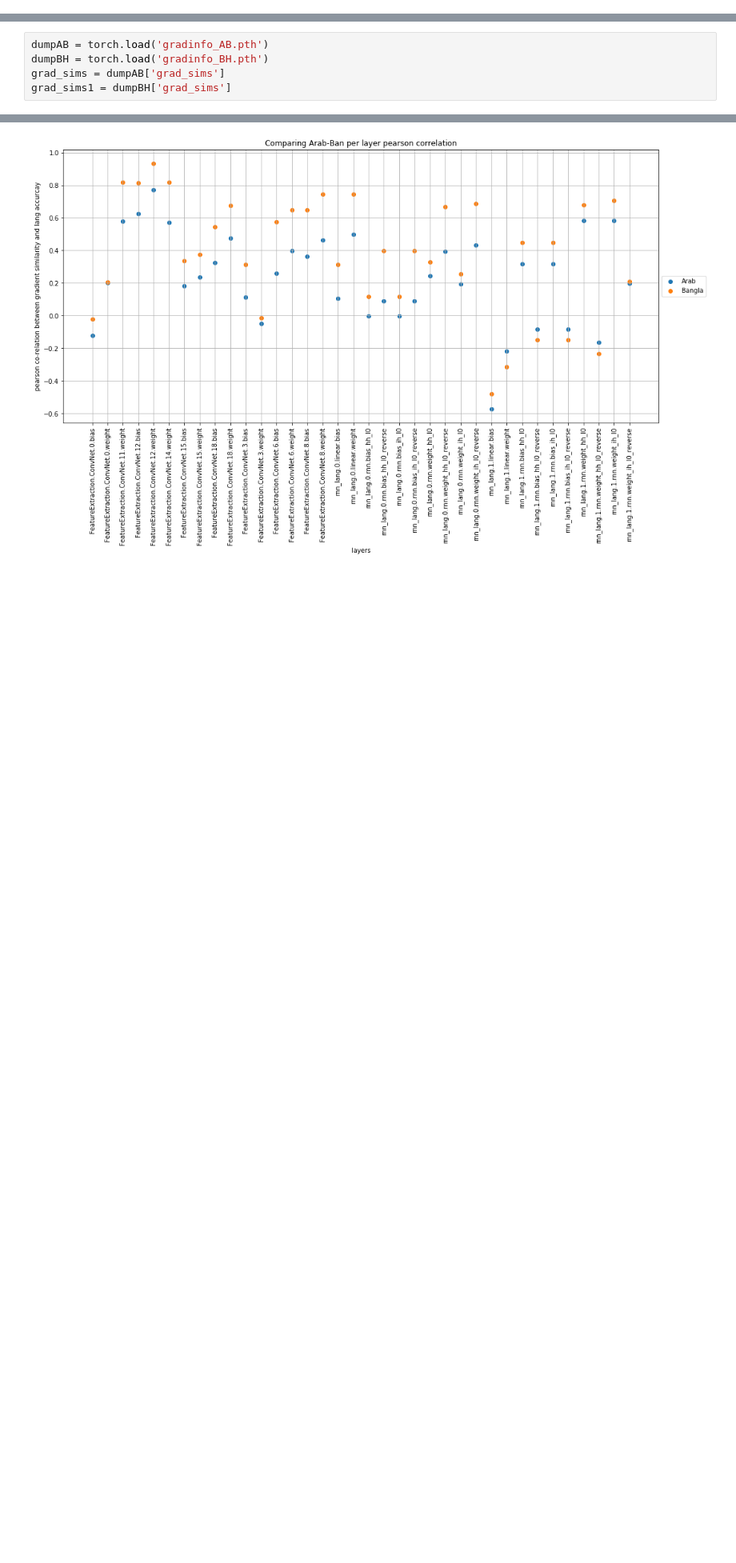
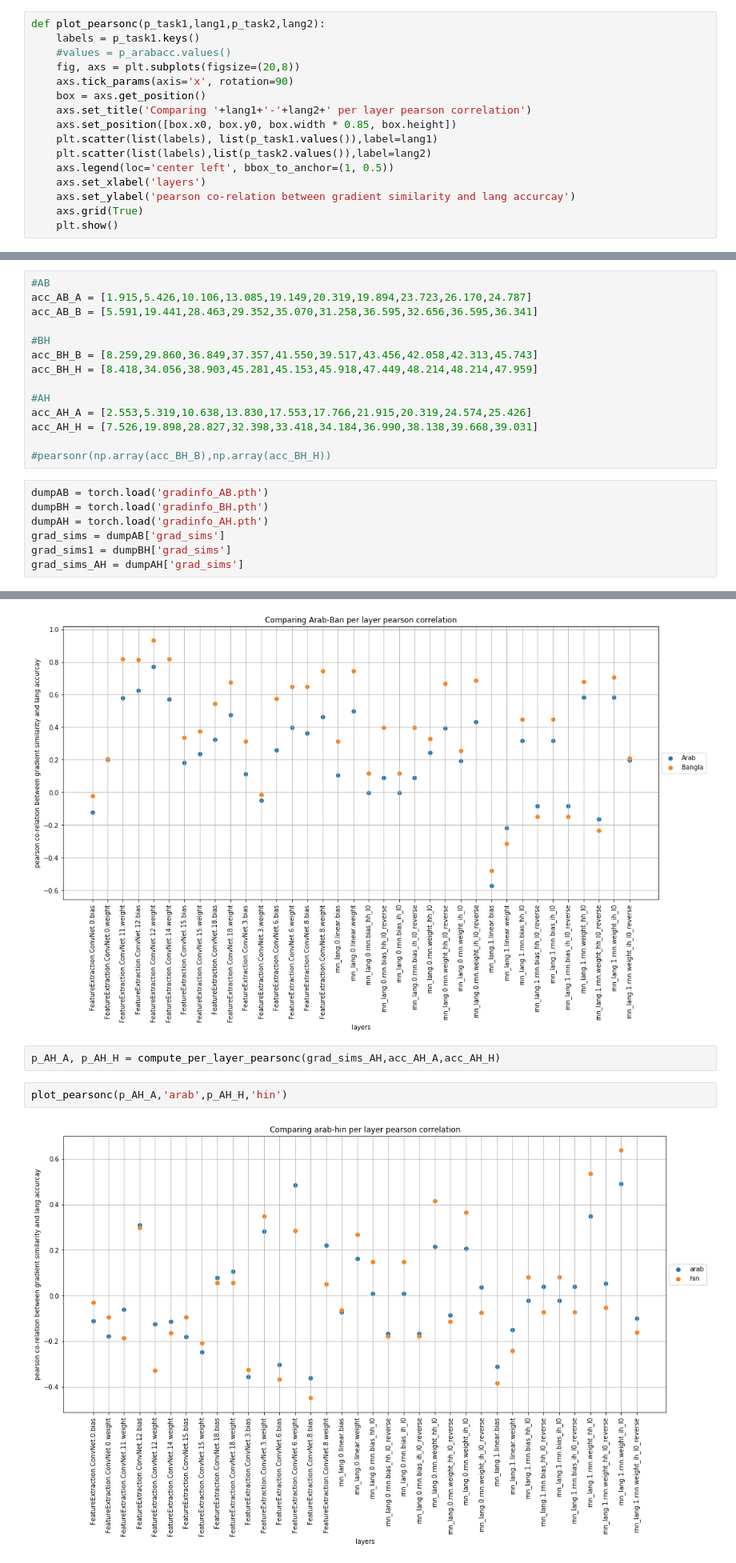
Before and after one commit to rahzaazhar/PAN-PSEnet, a Jupyter notebook: Recognition/GradViz.ipynb, the cells around one changed output, grey strips where cells are left out. Shown at 80% size. Saved outputs shown, nothing was run; the diff lists cells and outputs as text; blank space fills up the shorter version.

Commit message:
added arab-hin gradsim viz

```diff
--- a/Recognition/GradViz.ipynb
+++ b/Recognition/GradViz.ipynb
@@ -6,0 +16,16 @@ import seaborn
+# %%
+def plot_pearsonc(p_task1,lang1,p_task2,lang2):
+    labels = p_task1.keys()
+    #values = p_arabacc.values()
+    fig, axs = plt.subplots(figsize=(20,8))
+    axs.tick_params(axis='x', rotation=90)
+    box = axs.get_position()
+    axs.set_title('Comparing '+lang1+'-'+lang2+' per layer pearson correlation')
+    axs.set_position([box.x0, box.y0, box.width * 0.85, box.height])
+    plt.scatter(list(labels), list(p_task1.values()),label=lang1)
+    plt.scatter(list(labels),list(p_task2.values()),label=lang2)
+    axs.legend(loc='center left', bbox_to_anchor=(1, 0.5))
+    axs.set_xlabel('layers')
+    axs.set_ylabel('pearson co-relation between gradient similarity and lang accurcay')
+    axs.grid(True)
+    plt.show()
@@ -7,5 +40,21 @@ import seaborn
+# %%
+#AB
+acc_AB_A = [1.915,5.426,10.106,13.085,19.149,20.319,19.894,23.723,26.170,24.787]
+acc_AB_B = [5.591,19.441,28.463,29.352,35.070,31.258,36.595,32.656,36.595,36.341]
+
+#BH
+acc_BH_B = [8.259,29.860,36.849,37.357,41.550,39.517,43.456,42.058,42.313,45.743]
+acc_BH_H = [8.418,34.056,38.903,45.281,45.153,45.918,47.449,48.214,48.214,47.959]
+
+#AH
+acc_AH_A = [2.553,5.319,10.638,13.830,17.553,17.766,21.915,20.319,24.574,25.426]
+acc_AH_H = [7.526,19.898,28.827,32.398,33.418,34.184,36.990,38.138,39.668,39.031]
+
+#pearsonr(np.array(acc_BH_B),np.array(acc_BH_H))
 # %%
 dumpAB = torch.load('gradinfo_AB.pth')
 dumpBH = torch.load('gradinfo_BH.pth')
+dumpAH = torch.load('gradinfo_AH.pth')
 grad_sims = dumpAB['grad_sims']
 grad_sims1 = dumpBH['grad_sims']
+grad_sims_AH = dumpAH['grad_sims']
@@ -106,3 +133,9 @@ axs.grid(True)
 plt.show()
 # %% [output]
 [figure]
+# %%
+p_AH_A, p_AH_H = compute_per_layer_pearsonc(grad_sims_AH,acc_AH_A,acc_AH_H)
+# %%
+plot_pearsonc(p_AH_A,'arab',p_AH_H,'hin')
+# %% [output]
+[figure, added]
```
Also changed, not shown: parts of 8 cells of this notebook.
